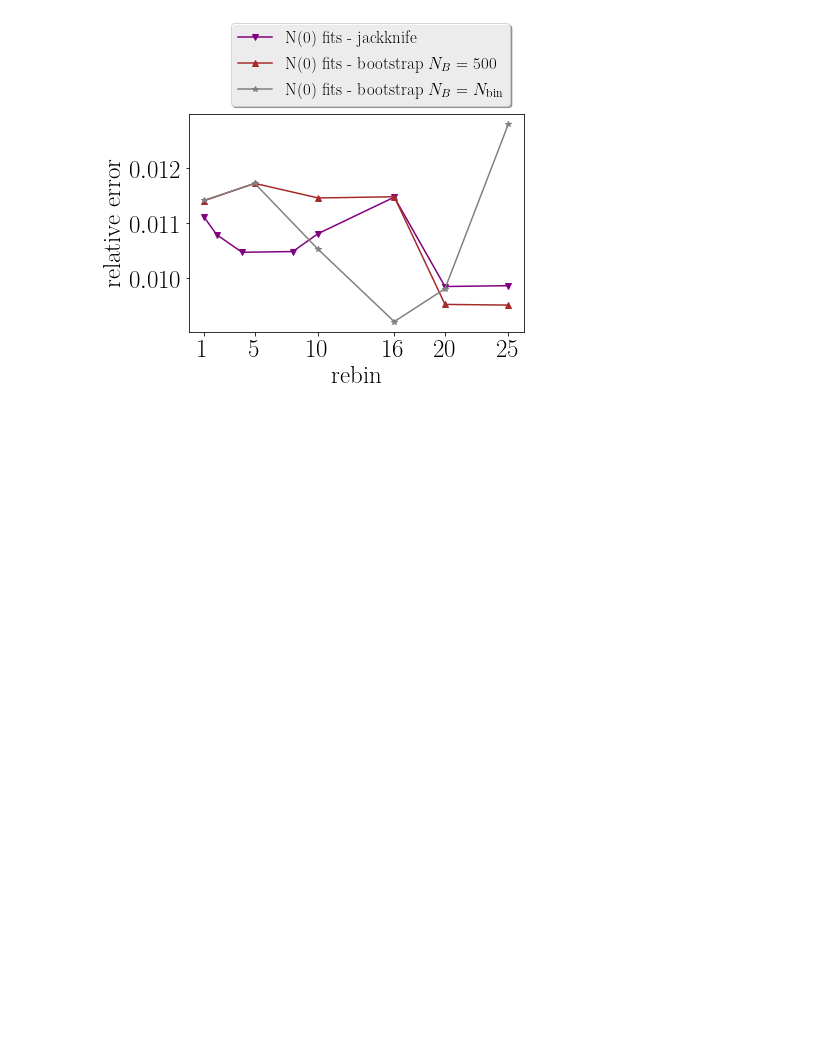
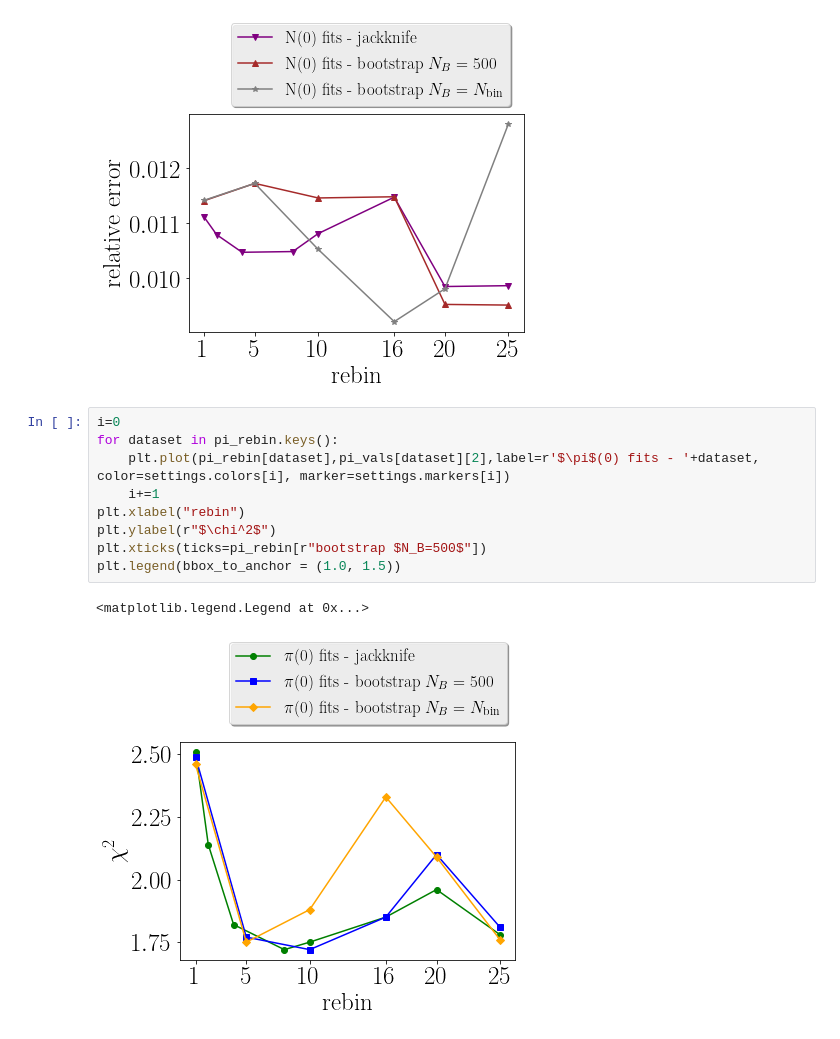
Before and after one commit to xinucode/sigmond_python_plots, a Jupyter notebook: rebin/rebin_analysis_no2.ipynb, the cells around one changed output. Saved outputs shown, nothing was run; the diff lists cells and outputs as text; blank space fills up the shorter version.

Commit message:
added chisqr graph

```diff
--- a/rebin/rebin_analysis_no2.ipynb
+++ b/rebin/rebin_analysis_no2.ipynb
@@ -143,3 +143,15 @@ plt.legend(bbox_to_anchor = (0.1, 1.0))
 # %% [output]
 <matplotlib.legend.Legend at 0x...>
 [figure]
+# %%
+i=0
+for dataset in pi_rebin.keys():
+    plt.plot(pi_rebin[dataset],pi_vals[dataset][2],label=r'$\pi$(0) fits - '+dataset, color=settings.colors[i], marker=settings.markers[i])
+    i+=1
+plt.xlabel("rebin")
+plt.ylabel(r"$\chi^2$")
+plt.xticks(ticks=pi_rebin[r"bootstrap $N_B=500$"])
+plt.legend(bbox_to_anchor = (1.0, 1.5))
+# %% [output]
+<matplotlib.legend.Legend at 0x...>
+[figure, added]
```
Also changed, not shown: parts of 1 cell of this notebook.
